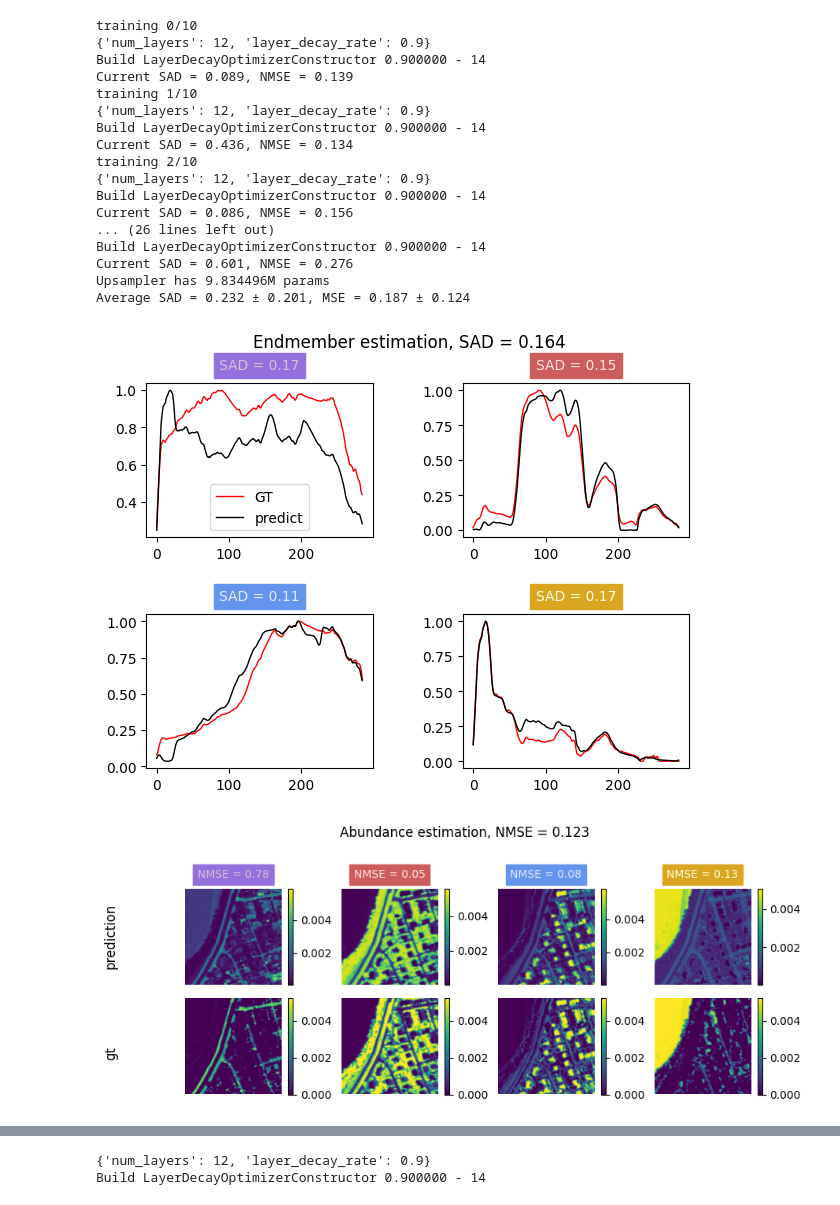
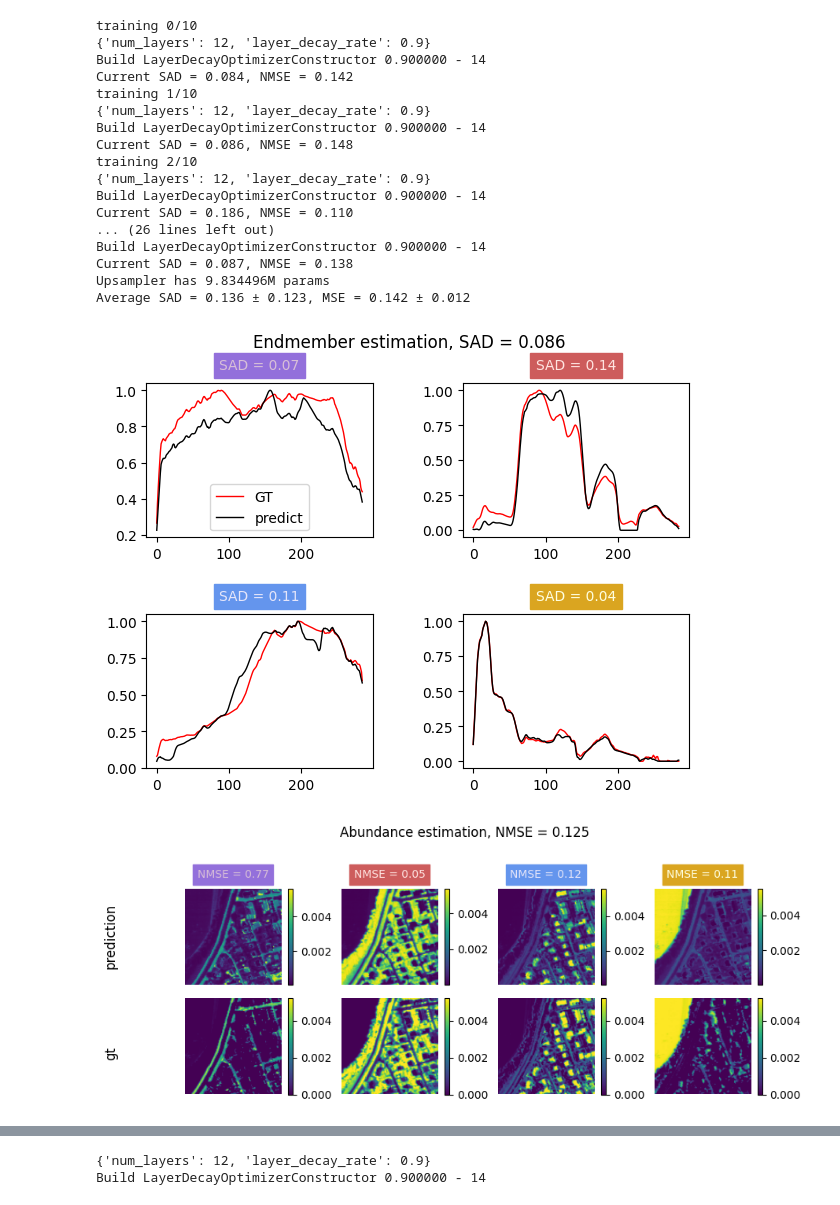
Before and after one commit to edabier/SS-HSU_benchmark, a Jupyter notebook: fm_unmixing.ipynb, the cells around one changed output, grey strips where cells are left out. Drawn from its saved outputs; the diff is of its cells as text; code cells hidden in the pictures.

```diff
--- a/fm_unmixing.ipynb
+++ b/fm_unmixing.ipynb
@@ -173,10 +161,12 @@ mses, sads = [], []
 E_hats, A_hats = torch.zeros(n_xp, B, c), torch.zeros(n_xp, c, new_H, new_H)
 loader, _, _ = utils.create_dataloader(dataset, patch_size=H, dev=dev, path=global_path)
 
+downsample = nn.AdaptiveAvgPool2d((alpha, alpha))
+
 for i in range(n_xp):
     print(f"training {i}/{n_xp}")
 
-    model = rsfm.Unmixing_from_features(D=4*D, alpha=alpha, H=new_H, B=B, c=c)
+    model = unmx.UnmixingFromFeatures(D=D, alpha=alpha, H=new_H, B=B, c=c, upsampler="FiLM grouped")
     model.apply(model.weights_init)
     model = models.init_decoder_weights(model, Y_init_f/Y_init_f.max(), c, is_unmixer=True)
 
@@ -196,8 +186,9 @@ for i in range(n_xp):
             Y = utils.oneD_to_2d(Y).to(dev)
             # Y_pad = F.pad(Y, pad=(14, 14, 14, 14), mode='reflect')
 
-            # Y_fm, features = rsfm.extract_f(fm, Y, new_H, wavelengths)
-            Y_fm, features = extract_4_features(fm, Y, new_H, alpha, D, wavelengths)
+            Y_fm, features = rsfm.extract_f(fm, Y, new_H, wavelengths)
+            # features = reshape_tensor(downsample(Y_fm[0]), D).flatten(1)
+            # Y_fm, features = extract_4_features(fm, Y, new_H, alpha, D, wavelengths)
             E_hat, A_hat, Y_hat = model(features, Y_fm)
 
             # Y_fm = F.interpolate(Y, size=(new_H, new_H))
@@ -216,45 +207,46 @@ for i in range(n_xp):
     model.eval()
 
     with torch.no_grad():
-        # _, A_init_fm, features = rsfm.extract_f(fm, Y_init, new_H, wavelengths, A_init)
-        _, A_init_fm, features = extract_4_features(fm, Y, new_H, alpha, D, wavelengths, A_init)
+        _, A_init_fm, features = rsfm.extract_f(fm, Y_init, new_H, wavelengths, A_init)
+        # features = reshape_tensor(downsample(Y_fm[0]), D).flatten(1)
+        # _, A_init_fm, features = extract_4_features(fm, Y, new_H, alpha, D, wavelengths, A_init)
         E_hat, A_hat, _ = model(features, Y_fm)
 
         # features = utils.oneD_to_2d(features)[:, 1:-1, 1:-1].flatten(1)
 
         sad, _, mse = plots.compute_metrics_and_plot(E_hat, A_hat, A_init_fm, E_init, normalize_E=True, normalize_A=True, return_results=True, plot_E=False, plot_A=False)
         print(f"Current SAD = {format(sad, '.3f')}, NMSE = {format(mse, '.3f')}")
         mses.append(mse)
         sads.append(sad)
 
     E_hats[i] = E_hat
     A_hats[i] = A_hat.squeeze(0)
 
 E_hat_m = torch.mean(E_hats, dim=0)
 A_hat_m = torch.mean(A_hats, dim=0)
 sad, _, mse = plots.compute_metrics_and_plot(E_hat_m, A_hat_m, A_init_fm, E_init, normalize_E=True, normalize_A=True, return_results=True)
 print(f"Upsampler has {sum(p.numel() for p in model.upsample.parameters() if p.requires_grad)/1e6}M params")
 print(f"Average SAD = {format(torch.mean(torch.tensor(sads)), '.3f')} ± {format(torch.std(torch.tensor(sads)), '.3f')}, MSE = {format(torch.mean(torch.tensor(mses)), '.3f')} ± {format(torch.std(torch.tensor(mses)), '.3f')}")
 # %% [output]
 training 0/10
 {'num_layers': 12, 'layer_decay_rate': 0.9}
 Build LayerDecayOptimizerConstructor 0.900000 - 14
-Current SAD = 0.089, NMSE = 0.139
+Current SAD = 0.084, NMSE = 0.142
 training 1/10
 {'num_layers': 12, 'layer_decay_rate': 0.9}
 Build LayerDecayOptimizerConstructor 0.900000 - 14
-Current SAD = 0.436, NMSE = 0.134
+Current SAD = 0.086, NMSE = 0.148
 training 2/10
 {'num_layers': 12, 'layer_decay_rate': 0.9}
 Build LayerDecayOptimizerConstructor 0.900000 - 14
-Current SAD = 0.086, NMSE = 0.156
+Current SAD = 0.186, NMSE = 0.110
 ... (26 lines left out)
 Build LayerDecayOptimizerConstructor 0.900000 - 14
-Current SAD = 0.601, NMSE = 0.276
+Current SAD = 0.087, NMSE = 0.138
 Upsampler has 9.834496M params
-Average SAD = 0.232 ± 0.201, MSE = 0.187 ± 0.124
+Average SAD = 0.136 ± 0.123, MSE = 0.142 ± 0.012
-[figure, old version]
+[figure, new version]
-[figure, old version]
+[figure, new version]
 # %%
 # """Linear upsampling of abundances"""
 
```
Also changed, not shown: parts of 7 cells of this notebook, 19 other files.
